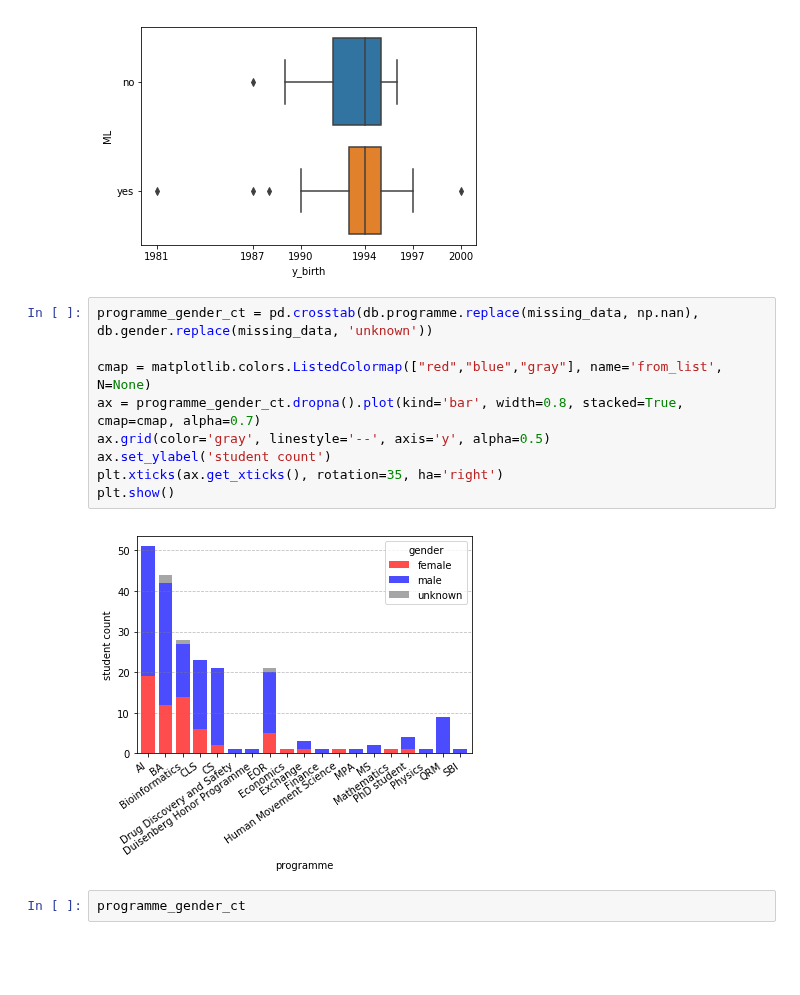
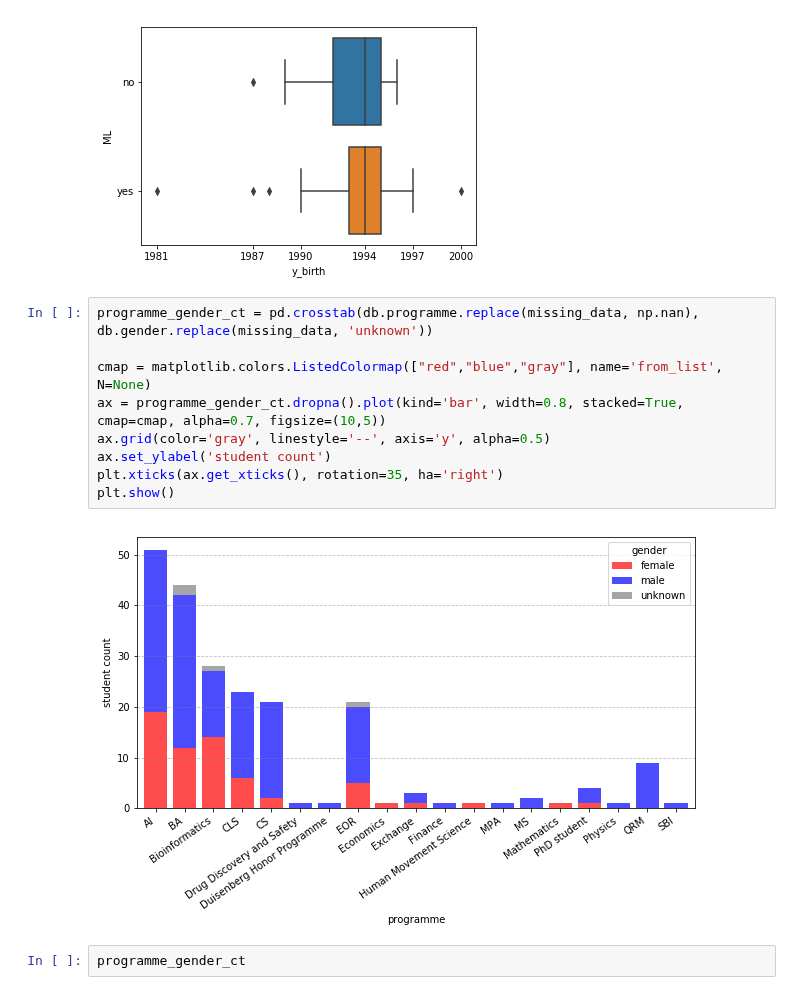
Before and after one commit to FionaLippert/DataMining, a Jupyter notebook: data_plotting.ipynb, the cells around one changed output. Cells and saved outputs as stored; diff of their text form; blank space fills up the shorter version.

```diff
--- a/data_plotting.ipynb
+++ b/data_plotting.ipynb
@@ -126,14 +126,14 @@ plt.xticks([1981,1987,1990,1994, 1997, 2000])
 # %%
 programme_gender_ct = pd.crosstab(db.programme.replace(missing_data, np.nan), db.gender.replace(missing_data, 'unknown'))
 
 cmap = matplotlib.colors.ListedColormap(["red","blue","gray"], name='from_list', N=None)
-ax = programme_gender_ct.dropna().plot(kind='bar', width=0.8, stacked=True, cmap=cmap, alpha=0.7)
+ax = programme_gender_ct.dropna().plot(kind='bar', width=0.8, stacked=True, cmap=cmap, alpha=0.7, figsize=(10,5))
 ax.grid(color='gray', linestyle='--', axis='y', alpha=0.5)
 ax.set_ylabel('student count')
 plt.xticks(ax.get_xticks(), rotation=35, ha='right')
 plt.show()
 # %% [output]
-[figure, old version]
+[figure, new version]
 # %%
 programme_gender_ct
 # %% [output]
```
Also changed, not shown: parts of 1 cell of this notebook.
